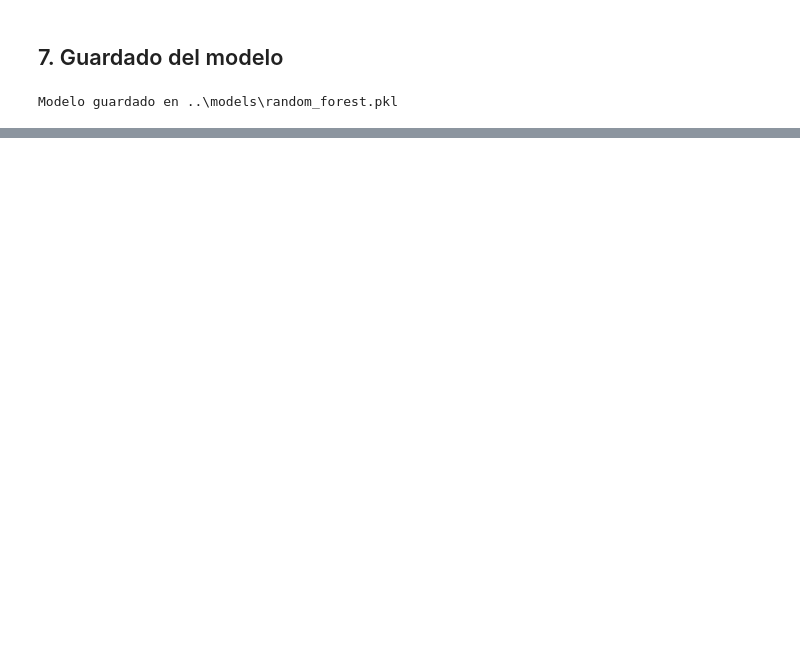
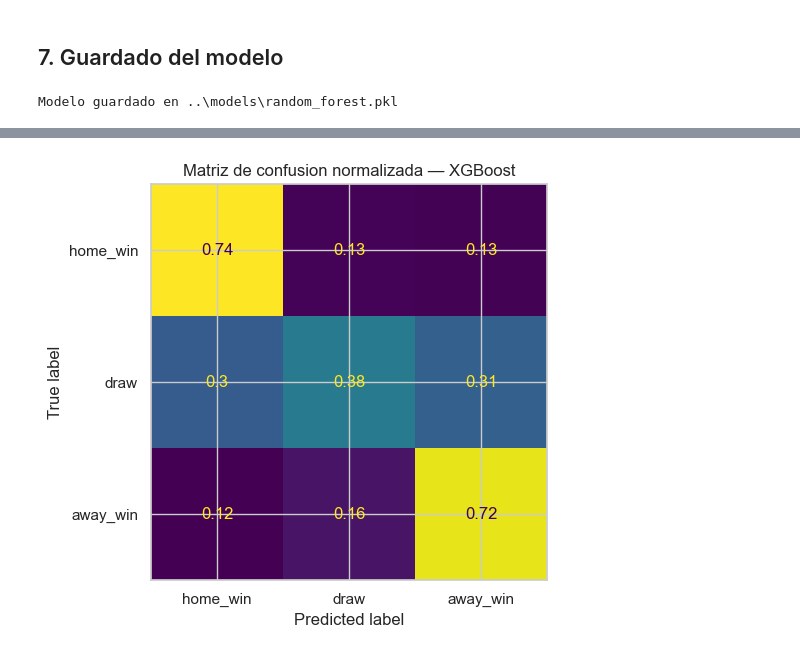
Before and after one commit to oriolologaray/TFE, a Jupyter notebook: notebooks/modeling.ipynb, the cells around one changed output, grey strips where cells are left out. Saved outputs shown, nothing was run; the diff lists cells and outputs as text; code cells hidden in the pictures; blank space fills up the shorter version.

```diff
--- a/notebooks/modeling.ipynb
+++ b/notebooks/modeling.ipynb
@@ -230,0 +239,19 @@ Modelo guardado en ..\models\random_forest.pkl
+# %%
+sample_weights = compute_sample_weight("balanced", y_train)
+
+xgb_model = XGBClassifier(
+    n_estimators=300,
+    max_depth=6,
+    learning_rate=0.1,
+    subsample=0.8,
+    colsample_bytree=0.8,
+    importance_type="gain",
+    objective="multi:softprob",
+    num_class=3,
+    eval_metric="mlogloss",
+    n_jobs=-1,
+    random_state=RANDOM_STATE,
+    verbosity=0,
+)
+xgb_model.fit(X_train, y_train, sample_weight=sample_weights)
+print("Entrenamiento completado.")
@@ -230,0 +262,13 @@ Modelo guardado en ..\models\random_forest.pkl
+# %%
+y_pred_xgb      = xgb_model.predict(X_test)
+y_pred_prob_xgb = xgb_model.predict_proba(X_test)
+
+acc_xgb      = accuracy_score(y_test, y_pred_xgb)
+macro_f1_xgb = f1_score(y_test, y_pred_xgb, average="macro")
+logloss_xgb  = log_loss(y_test, y_pred_prob_xgb)
+
+print(f"Accuracy:  {acc_xgb:.4f}  (objetivo >= 0.70)")
+print(f"Macro-F1:  {macro_f1_xgb:.4f}")
+print(f"Log-loss:  {logloss_xgb:.4f}")
+print()
+print(classification_report(y_test, y_pred_xgb, target_names=LABEL_NAMES))
@@ -230,0 +289,15 @@ Modelo guardado en ..\models\random_forest.pkl
+# %%
+fig, ax = plt.subplots(figsize=(6, 5))
+ConfusionMatrixDisplay.from_predictions(
+    y_test, y_pred_xgb,
+    display_labels=LABEL_NAMES,
+    normalize="true",
+    ax=ax,
+    colorbar=False,
+)
+ax.set_title("Matriz de confusion normalizada — XGBoost")
+plt.tight_layout()
+plt.savefig(FIGS_DIR / "confusion_xgb.pdf", bbox_inches="tight")
+plt.show()
+# %% [output]
+[figure, added]
```
Also changed, not shown: parts of 18 cells of this notebook, 11 other files.
